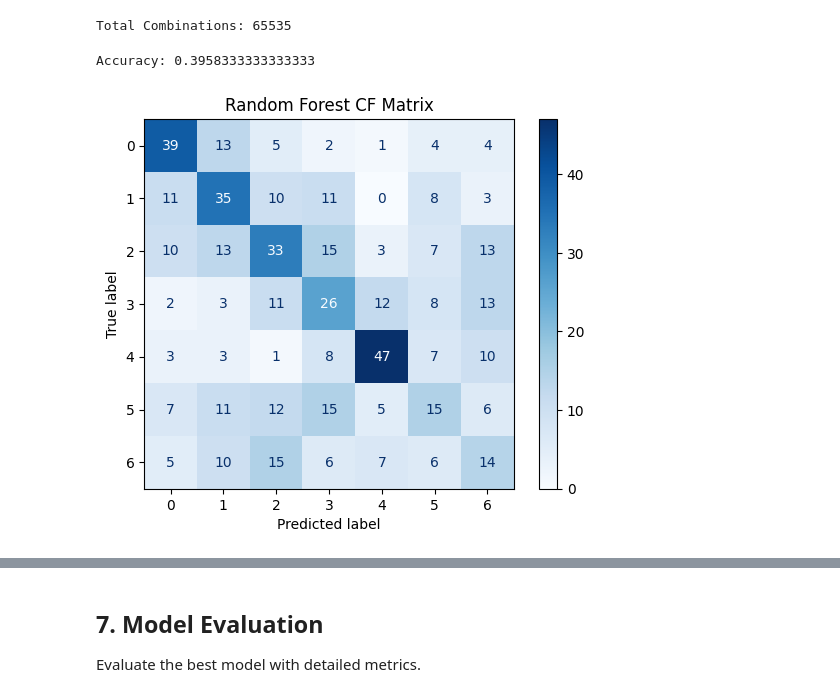
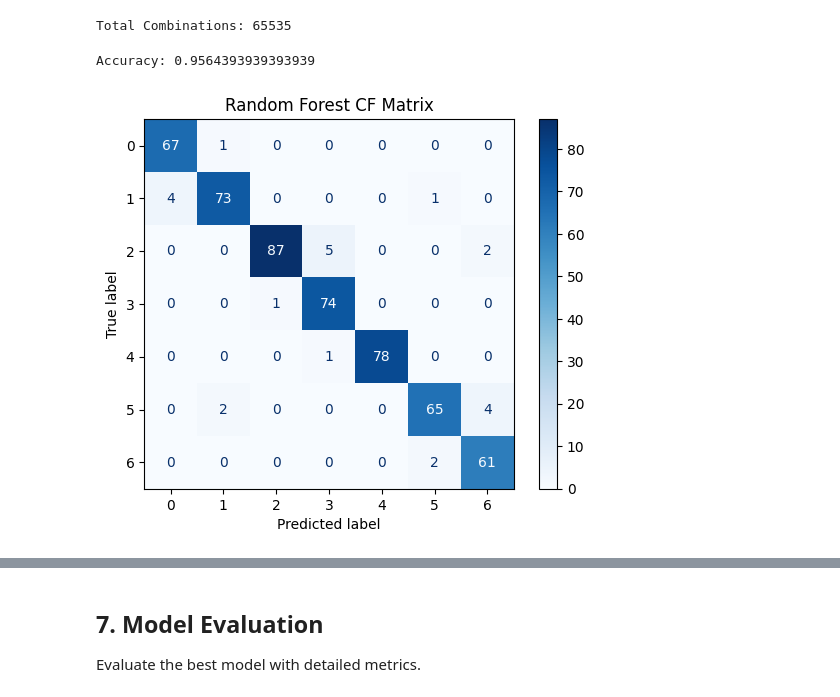
Before and after one commit to isralennon/MSAAI501, a Jupyter notebook: FinalProject/Obesity_Risk_Prediction_Model.ipynb, the cells around one changed output, grey strips where cells are left out. Saved outputs shown, nothing was run; the diff lists cells and outputs as text; code cells hidden in the pictures.

```diff
--- a/FinalProject/Obesity_Risk_Prediction_Model.ipynb
+++ b/FinalProject/Obesity_Risk_Prediction_Model.ipynb
@@ -616,25 +616,25 @@ Total Combinations: 65535
 # %%
 # Instantiate and train the Random Forest model with only 5 selected variables
 rf_model = RandomForestClassifier(random_state=RANDOM_SEED)
-selected_columns = ['CAEC','SMOKE','TUE','CALC','MTRANS']
+selected_columns = ['Gender','Height','Weight']
 
 X_train_scale_select = X_train_scale[selected_columns]
 X_test_scale_select = X_test_scale[selected_columns]
 
 rf_model.fit(X_train_scale_select, y_train)
 
 # Make predictions on the test set
 rf_prediction = rf_model.predict(X_test_scale_select)
 
 # Calculate accuracy
 rf_accuracy = accuracy_score(y_test, rf_prediction)
 print(f'Accuracy: {rf_accuracy}')
 
 # Calculate F1 score
 rf_weighted_f1 = f1_score(y_test, rf_prediction, average='weighted')
 
 # call confusion matrix function
 plot_confusion_matrix(y_test, rf_prediction, rf_model.classes_, title='Random Forest CF Matrix')
 # %% [output]
-Accuracy: 0.3958333333333333
+Accuracy: 0.9564393939393939
-[figure, old version]
+[figure, new version]
```
Also changed, not shown: parts of 2 cells of this notebook, 2 other files.
